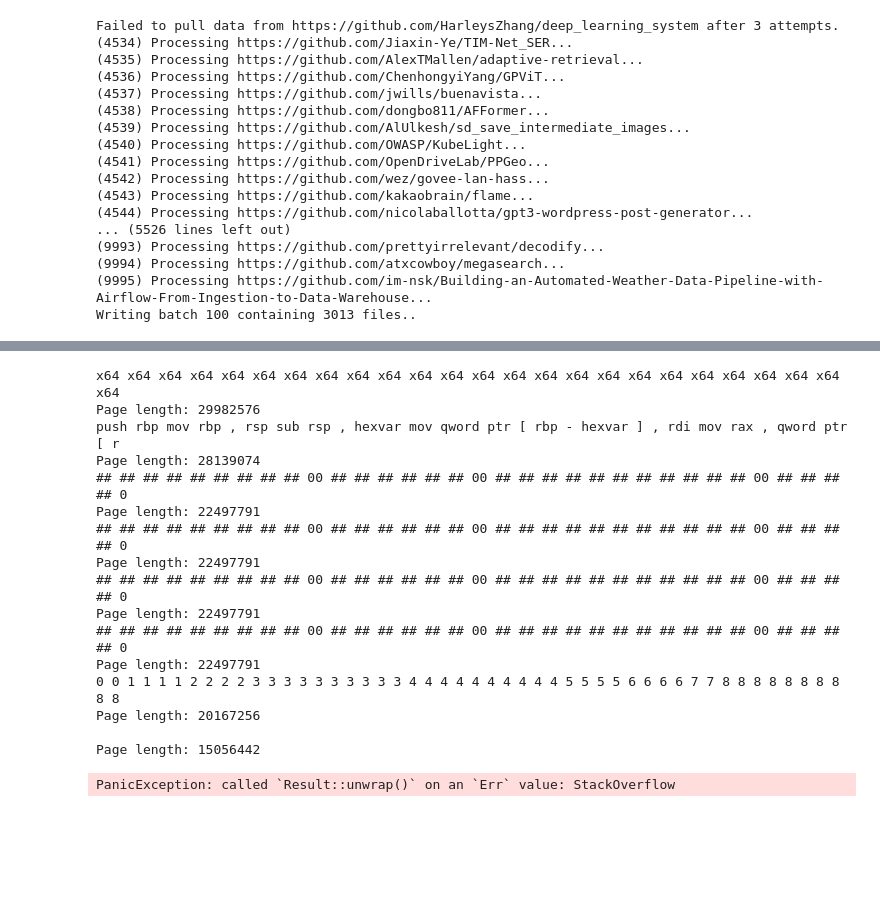
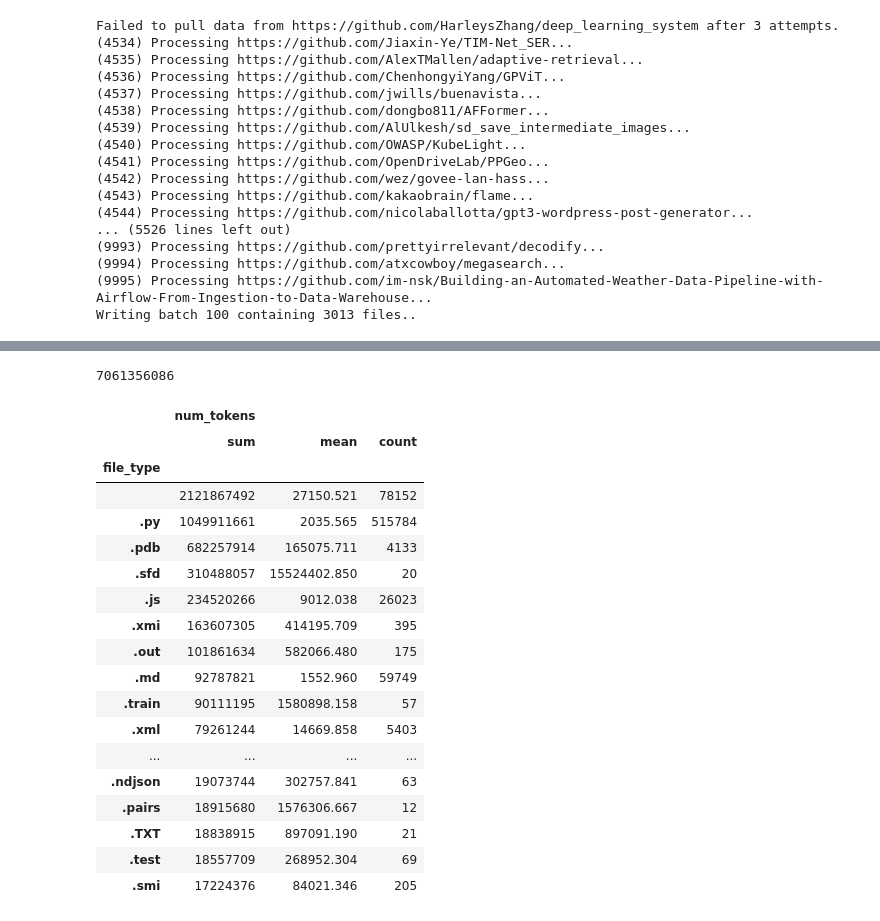
Before and after one commit to voynow/git-data-utils, a Jupyter notebook: example.ipynb, the cells around one changed output, grey strips where cells are left out. Drawn from its saved outputs; the diff is of its cells as text; code cells hidden in the pictures; blank space fills up the shorter version.

Commit message:
Check that - 7B tokens

```diff
--- a/example.ipynb
+++ b/example.ipynb
@@ -5,5 +5,8 @@
 # pip install git2doc
 from git2doc import loader
 import tiktoken
+import pandas as pd
 import polars as pl
 import os
+
+pd.set_option('display.float_format', lambda x: '%.3f' % x)
@@ -171,22 +156,30 @@ df.sort_values("page_content", key=lambda s: s.str.len(), ascending=False).head(
-# %%
-for page in suspect_pages:
-    print(f"{page[:100]}\nPage length: {len(page)}")
-    num_tokens_wrapper(page)
-# %% [output]
-x64 x64 x64 x64 x64 x64 x64 x64 x64 x64 x64 x64 x64 x64 x64 x64 x64 x64 x64 x64 x64 x64 x64 x64 x64
-Page length: 29982576
-push rbp mov rbp , rsp sub rsp , hexvar mov qword ptr [ rbp - hexvar ] , rdi mov rax , qword ptr [ r
-Page length: 28139074
-## ## ## ## ## ## ## ## ## 00 ## ## ## ## ## ## 00 ## ## ## ## ## ## ## ## ## ## ## 00 ## ## ## ## 0
-Page length: 22497791
-## ## ## ## ## ## ## ## ## 00 ## ## ## ## ## ## 00 ## ## ## ## ## ## ## ## ## ## ## 00 ## ## ## ## 0
-Page length: 22497791
-## ## ## ## ## ## ## ## ## 00 ## ## ## ## ## ## 00 ## ## ## ## ## ## ## ## ## ## ## 00 ## ## ## ## 0
-Page length: 22497791
-## ## ## ## ## ## ## ## ## 00 ## ## ## ## ## ## 00 ## ## ## ## ## ## ## ## ## ## ## 00 ## ## ## ## 0
-Page length: 22497791
-0 0 1 1 1 1 2 2 2 2 3 3 3 3 3 3 3 3 3 3 4 4 4 4 4 4 4 4 4 4 5 5 5 5 6 6 6 6 7 7 8 8 8 8 8 8 8 8 8 8
-Page length: 20167256
-
-Page length: 15056442
-PanicException: called `Result::unwrap()` on an `Err` value: StackOverflow
+# %%
+df.to_pandas()['num_tokens'].sum()
+# 7 billion tokens
+# %% [output]
+7061356086
+# %%
+df = pd.read_parquet("output_data/7b_num_tokens.parquet")
+df.groupby("file_type").agg({"num_tokens": ["sum", "mean", "count"]}).sort_values(
+    ("num_tokens", "sum"), ascending=False
+).head(50)
+# %% [output]
+|  | num_tokens |  |  |
+|  | sum | mean | count |
+| file_type |  |  |  |
+|  | 2121867492 | 27150.521 | 78152 |
+| .py | 1049911661 | 2035.565 | 515784 |
+| .pdb | 682257914 | 165075.711 | 4133 |
+| .sfd | 310488057 | 15524402.850 | 20 |
+| .js | 234520266 | 9012.038 | 26023 |
+| .xmi | 163607305 | 414195.709 | 395 |
+| .out | 101861634 | 582066.480 | 175 |
+| .md | 92787821 | 1552.960 | 59749 |
+| .train | 90111195 | 1580898.158 | 57 |
+| .xml | 79261244 | 14669.858 | 5403 |
+| ... | ... | ... | ... |
+| .ndjson | 19073744 | 302757.841 | 63 |
+| .pairs | 18915680 | 1576306.667 | 12 |
+| .TXT | 18838915 | 897091.190 | 21 |
+| .test | 18557709 | 268952.304 | 69 |
+| .smi | 17224376 | 84021.346 | 205 |
```
Also changed, not shown: parts of 5 cells of this notebook, 1 other file.
